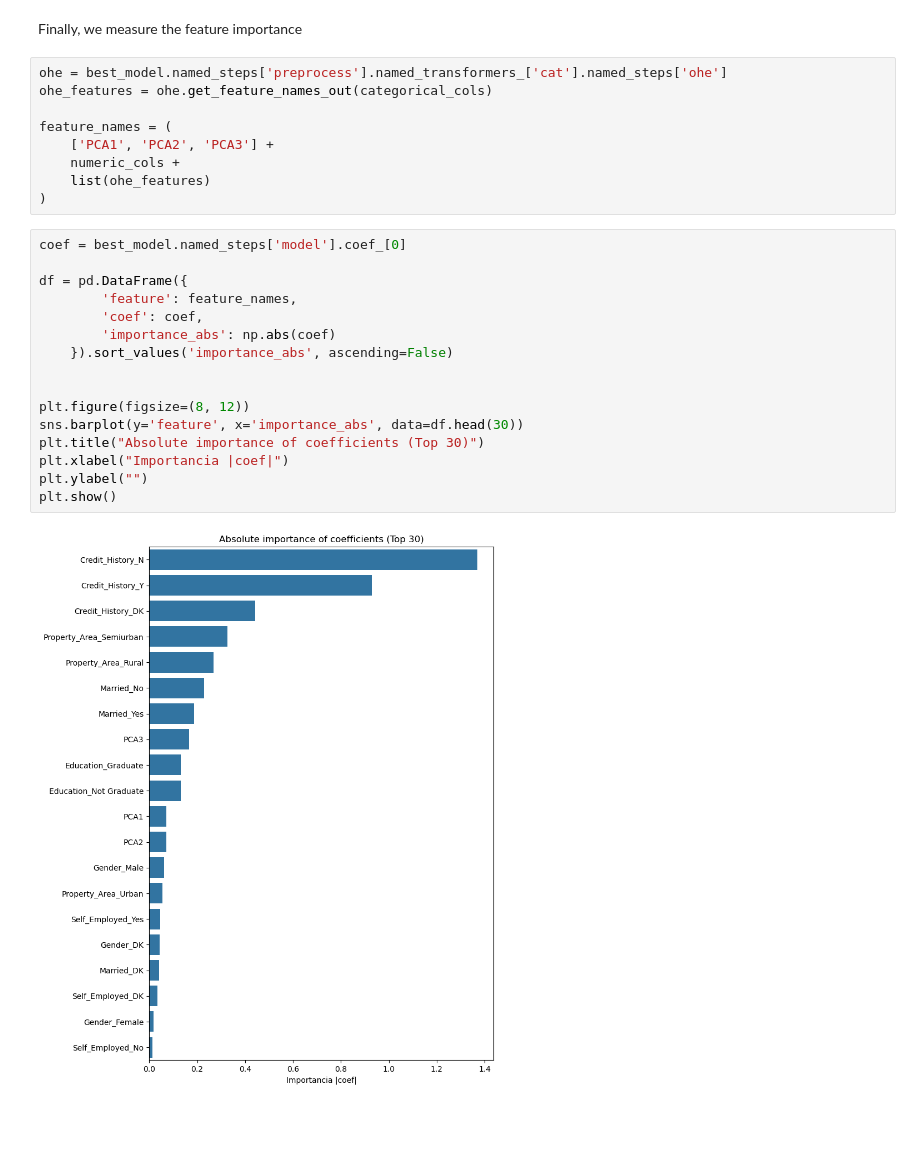
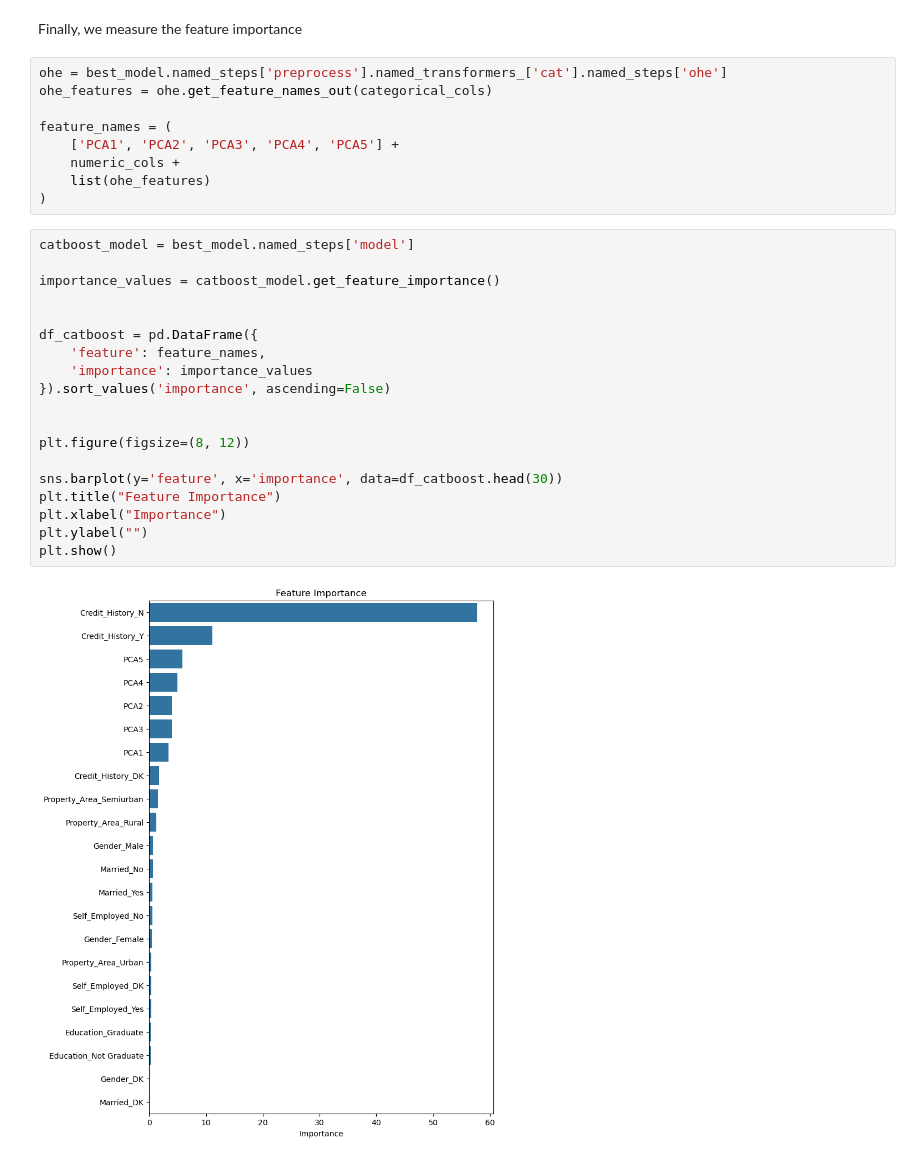
Before and after one commit to gabarosky/Loan-Prediction, a Jupyter notebook: notebooks/machine_learning.ipynb, the cells around one changed output. Drawn from its saved outputs; the diff is of its cells as text; blank space fills up the shorter version.

```diff
--- a/notebooks/machine_learning.ipynb
+++ b/notebooks/machine_learning.ipynb
@@ -303,25 +311,28 @@ ohe = best_model.named_steps['preprocess'].named_transformers_['cat'].named_step
 ohe_features = ohe.get_feature_names_out(categorical_cols)
 
 feature_names = (
-    ['PCA1', 'PCA2', 'PCA3'] +
+    ['PCA1', 'PCA2', 'PCA3', 'PCA4', 'PCA5'] +
     numeric_cols +
     list(ohe_features)
 )
-# %%
-coef = best_model.named_steps['model'].coef_[0]
-
-df = pd.DataFrame({
-        'feature': feature_names,
-        'coef': coef,
-        'importance_abs': np.abs(coef)
-    }).sort_values('importance_abs', ascending=False)
-
-
-plt.figure(figsize=(8, 12))
-sns.barplot(y='feature', x='importance_abs', data=df.head(30))
-plt.title("Absolute importance of coefficients (Top 30)")
-plt.xlabel("Importancia |coef|")
-plt.ylabel("")
-plt.show()
-# %% [output]
-[figure, removed]
+# %%
+catboost_model = best_model.named_steps['model']
+
+importance_values = catboost_model.get_feature_importance()
+
+
+df_catboost = pd.DataFrame({
+    'feature': feature_names,
+    'importance': importance_values
+}).sort_values('importance', ascending=False)
+
+
+plt.figure(figsize=(8, 12))
+
+sns.barplot(y='feature', x='importance', data=df_catboost.head(30))
+plt.title("Feature Importance")
+plt.xlabel("Importance")
+plt.ylabel("")
+plt.show()
+# %% [output]
+[figure, added]
```
Also changed, not shown: parts of 16 cells of this notebook, 2 other files.
